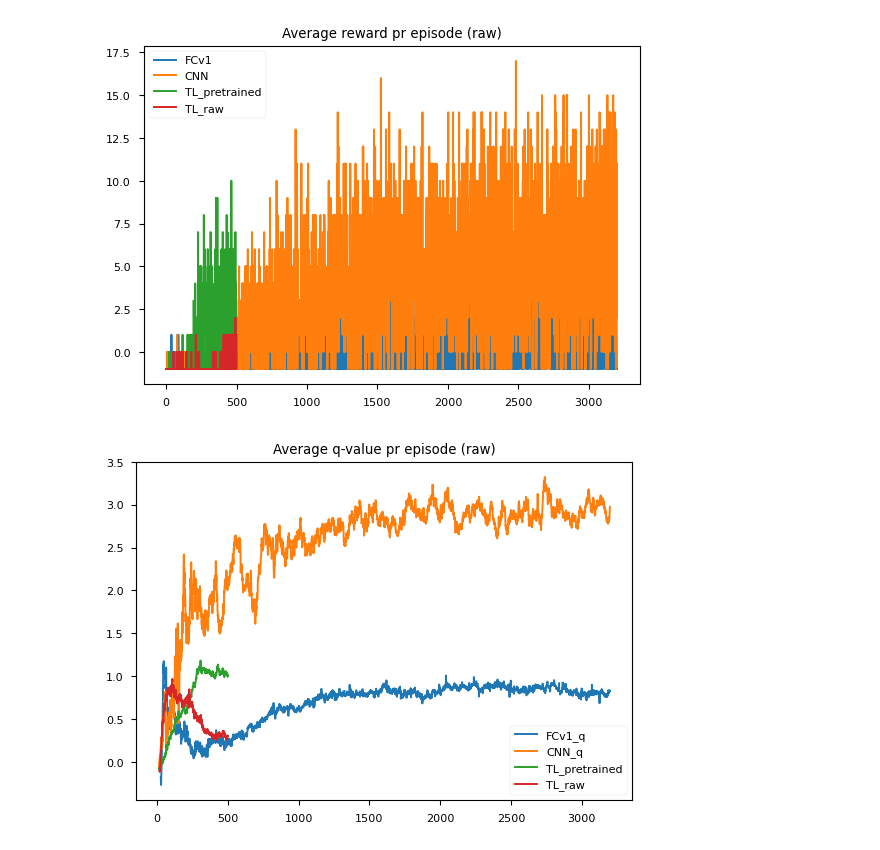
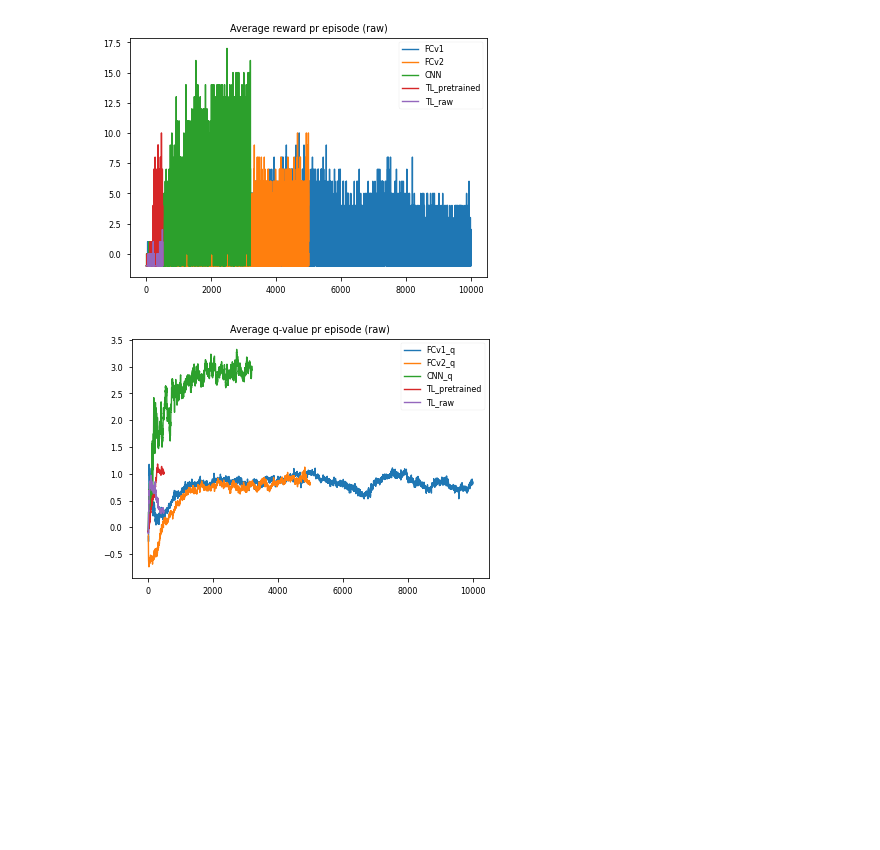
Before and after one commit to MaltheT/dl-project-grp21, a Jupyter notebook: src/plotter.ipynb, the cells around one changed output. Cells and saved outputs as stored; diff of their text form; code cells hidden in the pictures; blank space fills up the shorter version.

```diff
--- a/src/plotter.ipynb
+++ b/src/plotter.ipynb
@@ -6,7 +6,7 @@ plt.style.use('seaborn-paper')
 
 
 TRANSPARENT = True
-MAX_INDEX = 3200
+MAX_INDEX = 0
 MOVING_AVERAGE_WINDOW = 100
 out_prefix = 'img_'
 
@@ -15,18 +15,21 @@ q_values = []
 losses = []
 
 rewards.append({ 'data':  np.loadtxt('FCv1_rewards.csv'), 'label': 'FCv1',})
+rewards.append({ 'data':  np.loadtxt('FCv2_rewards.csv'), 'label': 'FCv2',})
 #rewards.append({ 'data':  np.loadtxt('FC_rewards.csv'), 'label': 'FC'})
 rewards.append({ 'data':  np.loadtxt('CNN_rewards.csv'), 'label': 'CNN'})
 rewards.append({ 'data':  np.loadtxt('transfer_pretrained_rewards.csv'), 'label': 'TL_pretrained'})
 rewards.append({ 'data':  np.loadtxt('transfer_raw_rewards.csv'), 'label': 'TL_raw'})
 
 q_values.append({ 'data': np.loadtxt('FCv1_q.csv'), 'label': 'FCv1_q'})
+q_values.append({ 'data': np.loadtxt('FCv2_q.csv'), 'label': 'FCv2_q'})
 #q_values.append({ 'data': np.loadtxt('FC_q.csv'), 'label': 'FC_q'})
 q_values.append({ 'data': np.loadtxt('CNN_q.csv'), 'label': 'CNN_q'})
 q_values.append({ 'data': np.loadtxt('transfer_pretrained_q.csv'), 'label': 'TL_pretrained'})
 q_values.append({ 'data': np.loadtxt('transfer_raw_q.csv'), 'label': 'TL_raw'})
 
 losses.append({ 'data': np.loadtxt('FCv1_loss.csv'), 'label': 'FCv1'})
+losses.append({ 'data': np.loadtxt('FCv2_loss.csv'), 'label': 'FCv2'})
 #losses.append({ 'data': np.loadtxt('FC_loss.csv'), 'label': 'FC_loss'})
 losses.append({ 'data': np.loadtxt('CNN_loss.csv'), 'label': 'CNN'})
 losses.append({ 'data': np.loadtxt('transfer_pretrained_loss.csv'), 'label': 'TL_pretrained'})
@@ -58,33 +61,33 @@ plt.title('Average loss pr episode')
 for d, obj in enumerate(data['loss']):
     episodes = len(data['reward'][d]['data'])
     dataPoints = len(obj['data'])
     points_pr_episode = int(dataPoints/episodes)
     new_average = []
     for i in range(0, episodes):
         new_average.append(np.mean(obj['data'][i*points_pr_episode:(i+1)*points_pr_episode]))
     obj['data'] = new_average
     plot(obj['data'],obj['label'])
 plt.legend()
 plt.show()
 fig.savefig(out_prefix + 'Average_loss_pr_episode.png',transparent=TRANSPARENT)
 
 
 # Moving average
 
 for i, key in enumerate(data):
     for d, obj in enumerate(data[key]):
         obj['moving_average'] = []
         for j in range(0, len(obj['data'])):
             if j >= MOVING_AVERAGE_WINDOW:
                 obj['moving_average'].append(np.mean(obj['data'][j-MOVING_AVERAGE_WINDOW:j]))
             else:
                 data[key][d]['moving_average'].append(0)
         plot(obj['moving_average'],obj['label'])
     plt.title(key + ' (moving average over past ' + str(MOVING_AVERAGE_WINDOW) + ' episodes)')
     plt.legend()
-    plt.xlim(MOVING_AVERAGE_WINDOW,MAX_INDEX)
+    plt.xlim(left=MOVING_AVERAGE_WINDOW)
     plt.show()
     fig.savefig(out_prefix + 'MovingAverage_' + key + '_pr_episode.png',transparent=TRANSPARENT)
 # %% [output]
-[figure, old version]
+[figure, new version]
-[figure, old version]
+[figure, new version]
```
Also changed, not shown: parts of 1 cell of this notebook.
